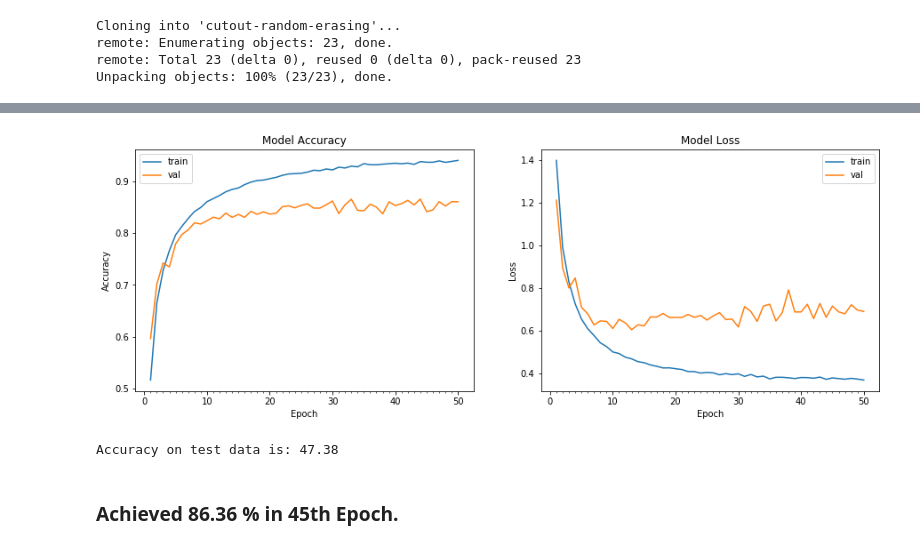
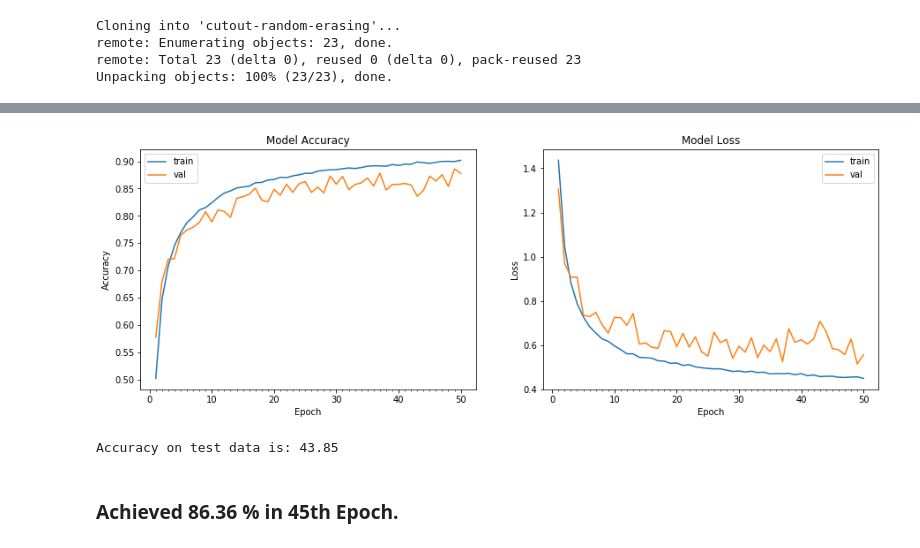
Before and after one commit to Curiousss/EVA, a Jupyter notebook: Assignment11/Session11.ipynb, the cells around one changed output, grey strips where cells are left out. Drawn from its saved outputs; the diff is of its cells as text; code cells hidden in the pictures.

```diff
--- a/Assignment11/Session11.ipynb
+++ b/Assignment11/Session11.ipynb
@@ -255,8 +224,8 @@ Unpacking objects: 100% (23/23), done.
 from keras.preprocessing.image import ImageDataGenerator
 from random_eraser import get_random_eraser
 
-datagen = ImageDataGenerator(zoom_range=0.0,
-                             horizontal_flip=False,
+datagen = ImageDataGenerator(zoom_range=0.1,
+                             horizontal_flip=True,
                             featurewise_center=True,
                             featurewise_std_normalization=True)
 
@@ -298,5 +270,5 @@ Model took 605.20 seconds to train
-[figure, old version]
+[figure, new version]
-Accuracy on test data is: 47.38
+Accuracy on test data is: 43.85
 # %% [markdown]
 ### Achieved 86.36 % in 45th Epoch.
 # %% [markdown]
```
Also changed, not shown: parts of 7 cells of this notebook.
